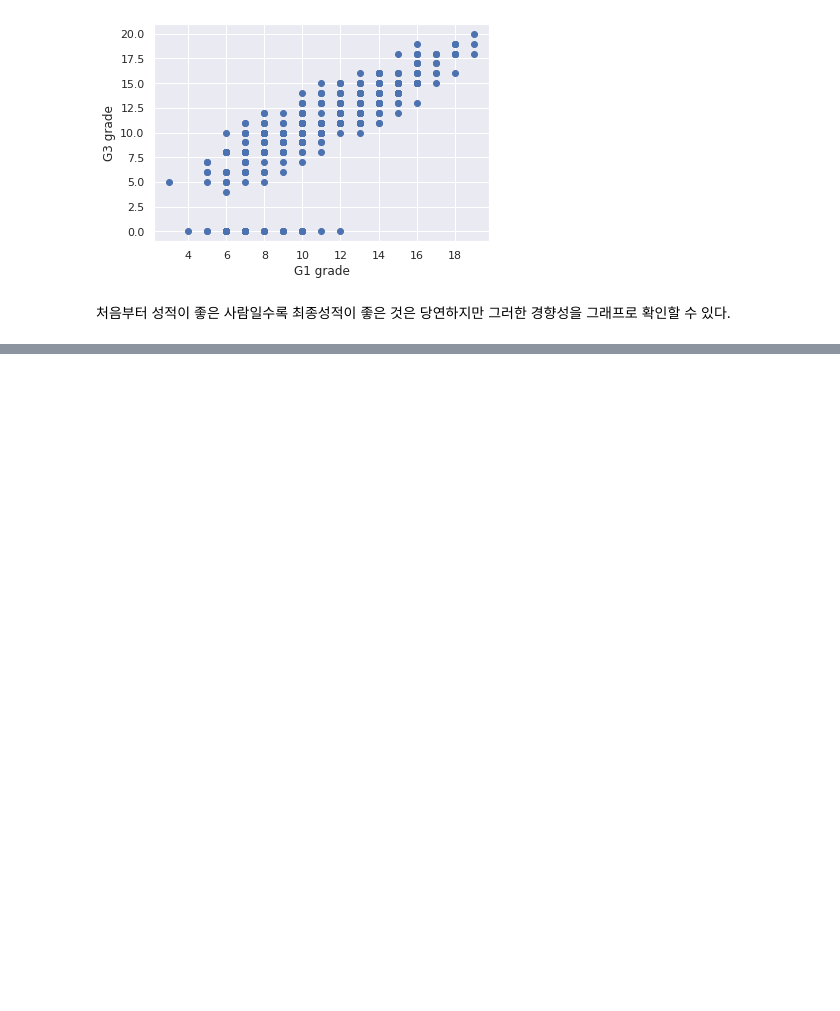
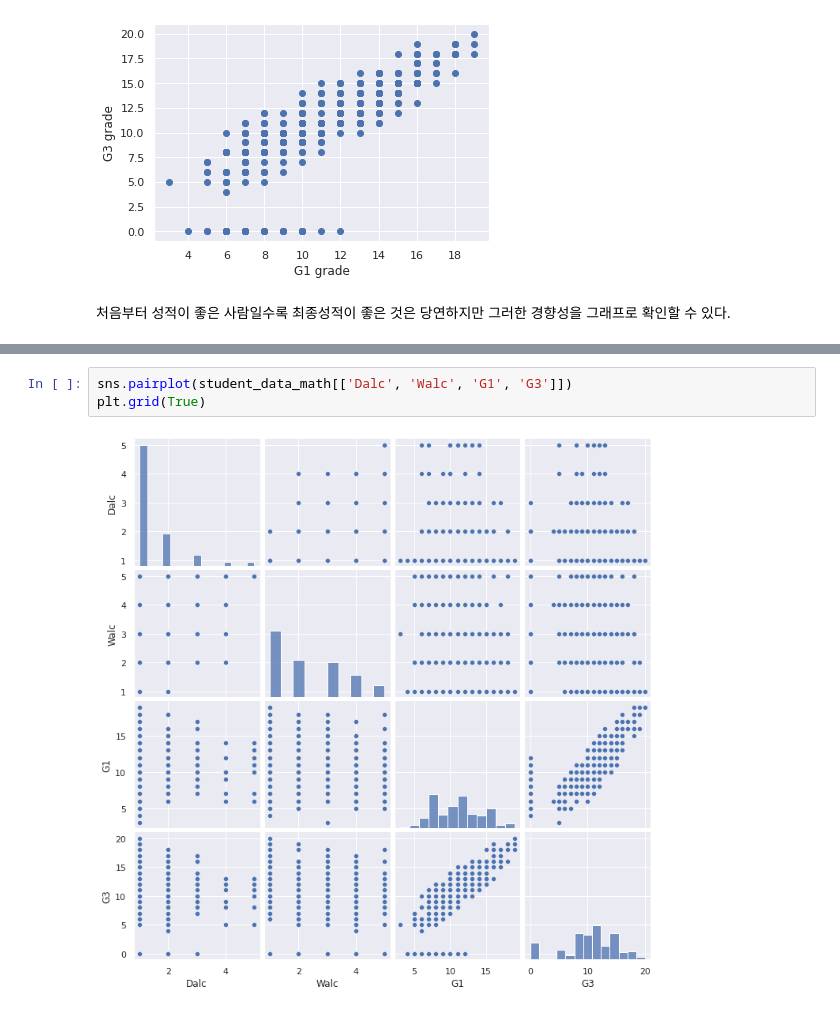
Before and after one commit to gongboogi/Python-Practice, a Jupyter notebook: 기술통계와_단순회귀분석.ipynb, the cells around one changed output, grey strips where cells are left out. Drawn from its saved outputs; the diff is of its cells as text; blank space fills up the shorter version.

```diff
--- a/기술통계와_단순회귀분석.ipynb
+++ b/기술통계와_단순회귀분석.ipynb
@@ -384,0 +435,5 @@ plt.grid(True)
+# %%
+sns.pairplot(student_data_math[['Dalc', 'Walc', 'G1', 'G3']])
+plt.grid(True)
+# %% [output]
+[figure, added]
```
Also changed, not shown: parts of 43 cells of this notebook.
